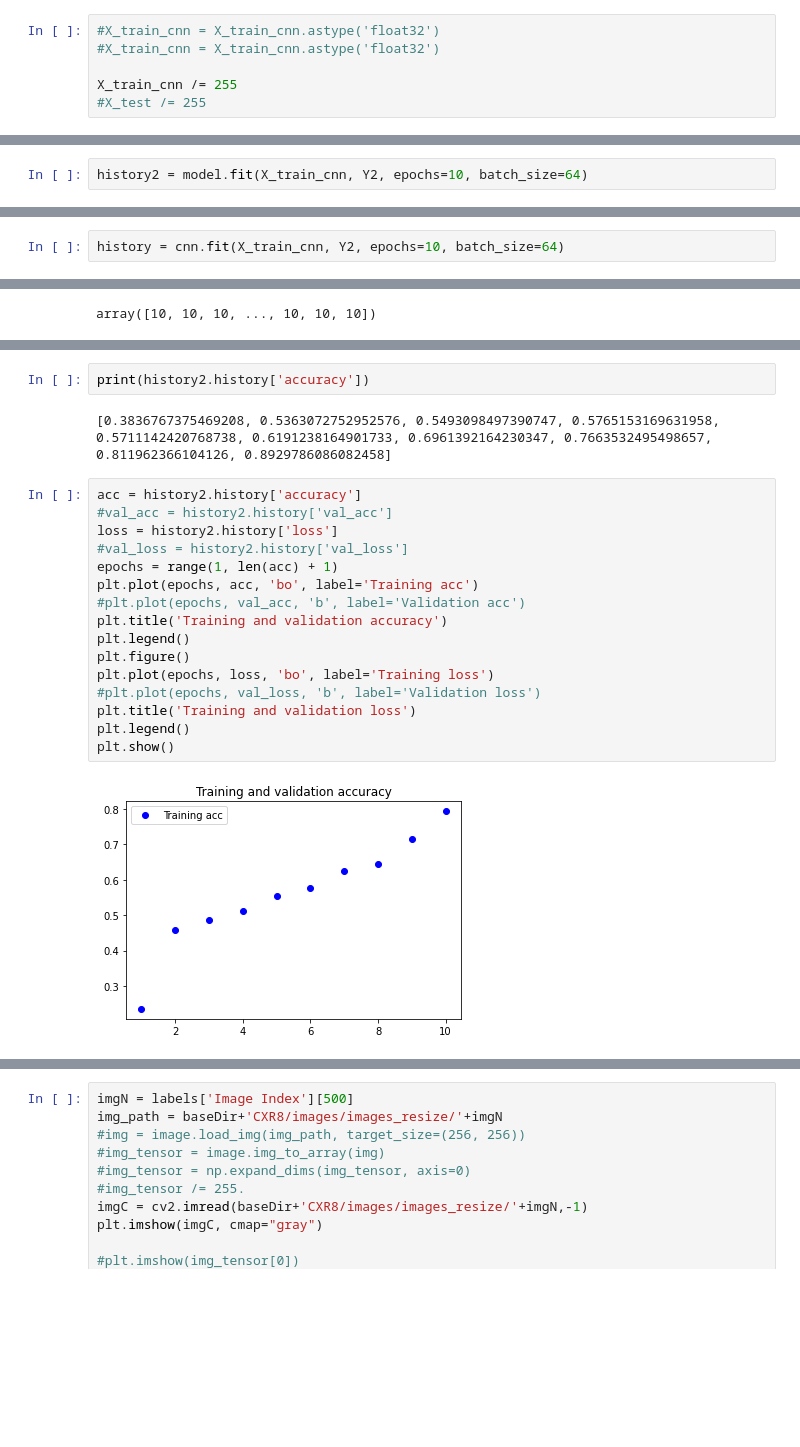
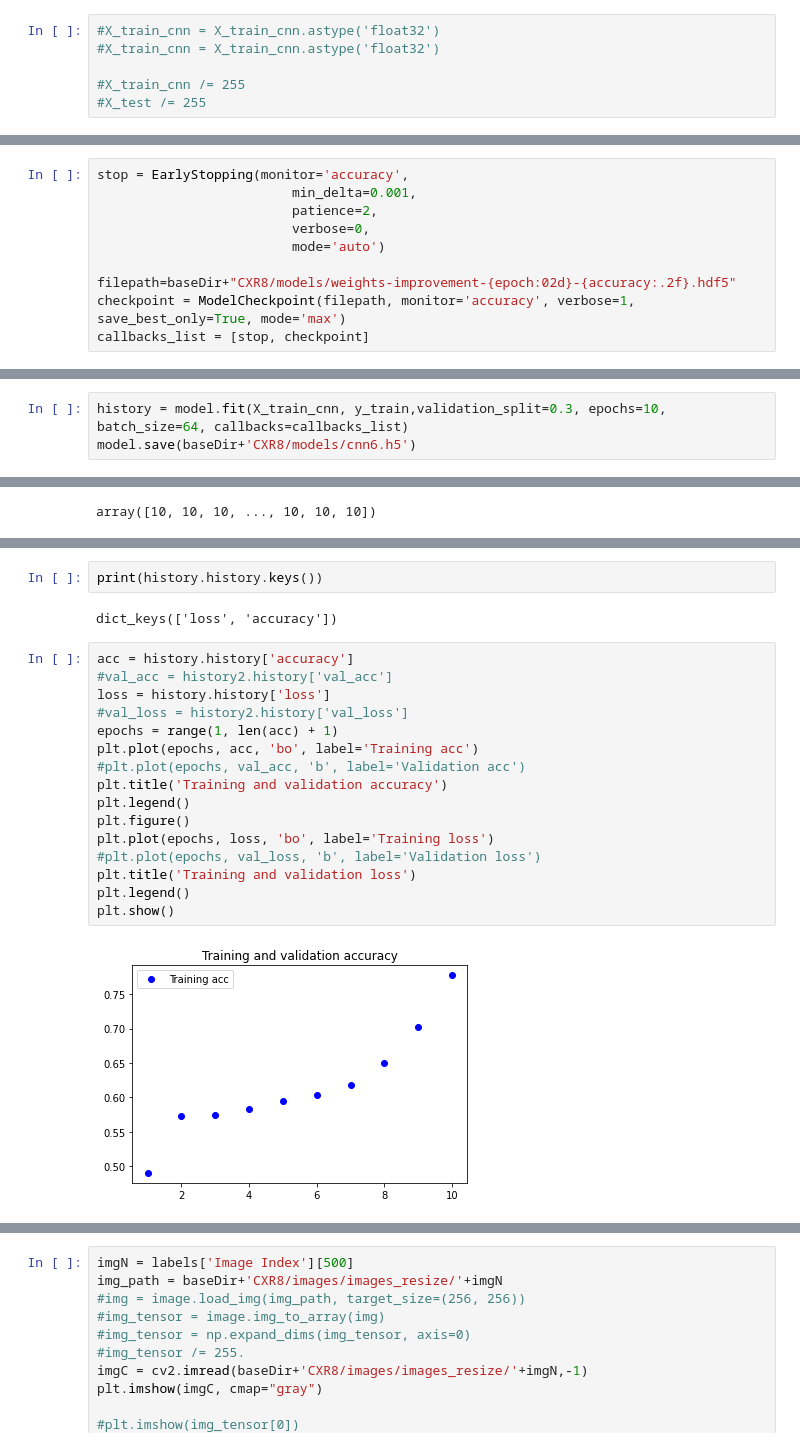
Before and after one commit to bhlr/-statisticalLearningii, a Jupyter notebook: proyectoFinal/Proyecto_cnn.ipynb, the cells around one changed output, grey strips where cells are left out. Cells and saved outputs as stored; diff of their text form; blank space fills up the shorter version.

```diff
--- a/proyectoFinal/Proyecto_cnn.ipynb
+++ b/proyectoFinal/Proyecto_cnn.ipynb
@@ -102,7 +104,7 @@ X_train_cnn.shape
 #X_train_cnn = X_train_cnn.astype('float32')
 #X_train_cnn = X_train_cnn.astype('float32')
 
-X_train_cnn /= 255
+#X_train_cnn /= 255
 #X_test /= 255
 # %%
 #X_train_cnn[1][1]
@@ -147,3 +111,13 @@ cnn.add(Dense(units=15, activation='softmax'))
+# %%
+stop = EarlyStopping(monitor='accuracy',
+                         min_delta=0.001,
+                         patience=2,
+                         verbose=0,
+                         mode='auto')
+
+filepath=baseDir+"CXR8/models/weights-improvement-{epoch:02d}-{accuracy:.2f}.hdf5"
+checkpoint = ModelCheckpoint(filepath, monitor='accuracy', verbose=1, save_best_only=True, mode='max')
+callbacks_list = [stop, checkpoint]
 # %%
 init = 'glorot_uniform'
 reg = l2(0.0005)
@@ -173,6 +148,7 @@ model.add(Dense(15,activation='softmax'))
 # %%
 model.compile(optimizer='adam', loss='sparse_categorical_crossentropy', metrics=['accuracy'])
 # %%
-history2 = model.fit(X_train_cnn, Y2, epochs=10, batch_size=64)
+history = model.fit(X_train_cnn, y_train,validation_split=0.3, epochs=10, batch_size=64, callbacks=callbacks_list)
+model.save(baseDir+'CXR8/models/cnn6.h5')
 # %% [output]
 Epoch 1/10
@@ -202,2 +170,0 @@ cnn.compile(optimizer='adam', loss='sparse_categorical_crossentropy', metrics=['
-# %%
-history = cnn.fit(X_train_cnn, Y2, epochs=10, batch_size=64)
@@ -259,22 +194,22 @@ print(cnn_score)
 # %%
-print(history2.history['accuracy'])
+print(history.history.keys())
 # %% [output]
-[0.3836767375469208, 0.5363072752952576, 0.5493098497390747, 0.5765153169631958, 0.5711142420768738, 0.6191238164901733, 0.6961392164230347, 0.7663532495498657, 0.811962366104126, 0.8929786086082458]
+dict_keys(['loss', 'accuracy'])
 # %%
-acc = history2.history['accuracy']
+acc = history.history['accuracy']
 #val_acc = history2.history['val_acc']
-loss = history2.history['loss']
+loss = history.history['loss']
 #val_loss = history2.history['val_loss']
 epochs = range(1, len(acc) + 1)
 plt.plot(epochs, acc, 'bo', label='Training acc')
 #plt.plot(epochs, val_acc, 'b', label='Validation acc')
 plt.title('Training and validation accuracy')
 plt.legend()
 plt.figure()
 plt.plot(epochs, loss, 'bo', label='Training loss')
 #plt.plot(epochs, val_loss, 'b', label='Validation loss')
 plt.title('Training and validation loss')
 plt.legend()
 plt.show()
 # %% [output]
-[figure, old version]
+[figure, new version]
```
Also changed, not shown: parts of 32 cells of this notebook.
